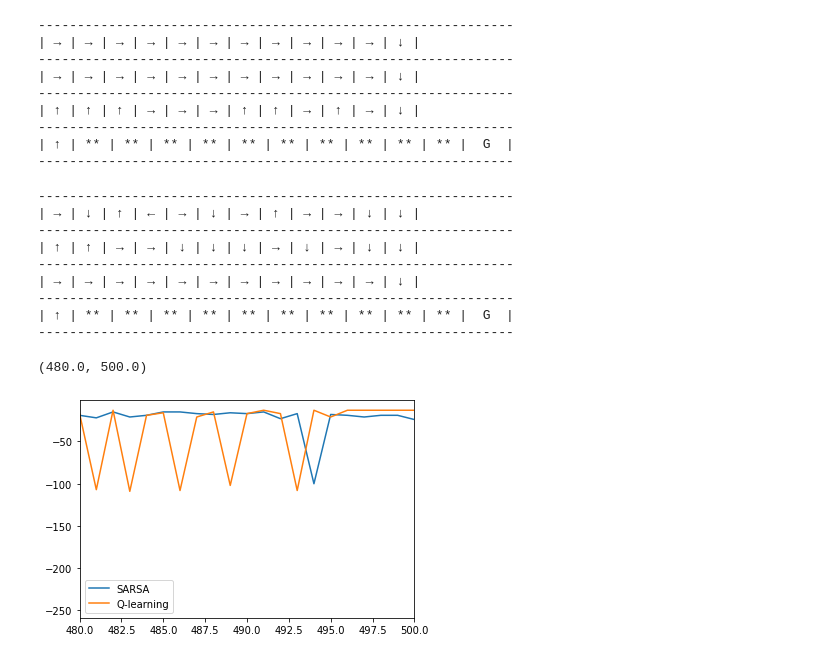
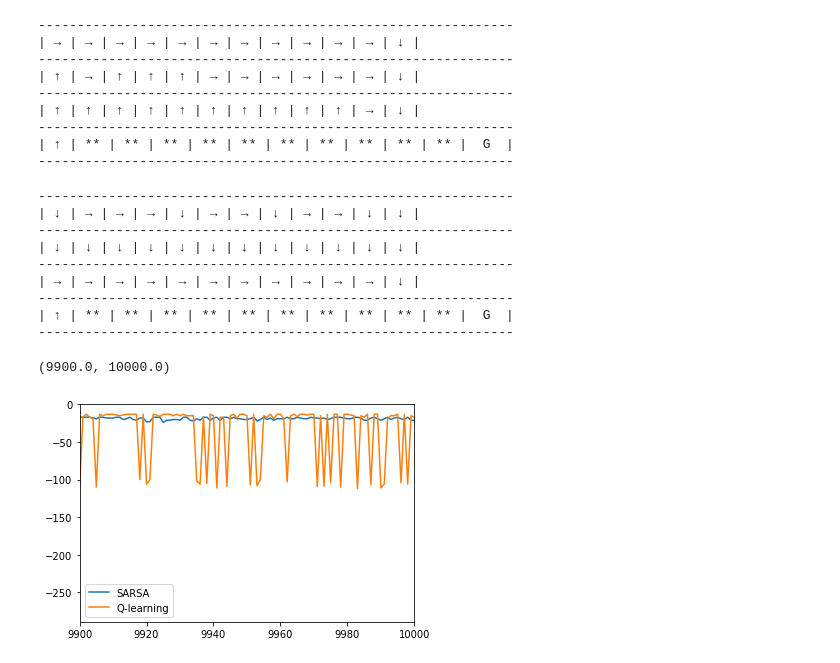
Before and after one commit to needs-searcher/RL_Example, a Jupyter notebook: Cliff_v4_policyImprovementRevise.ipynb, the cells around one changed output. Drawn from its saved outputs; the diff is of its cells as text; code cells hidden in the pictures.

```diff
--- a/Cliff_v4_policyImprovementRevise.ipynb
+++ b/Cliff_v4_policyImprovementRevise.ipynb
@@ -133,7 +133,7 @@ def play_episode_Qlearning(start_key, actions):
   #print(rewardSumList_Q_learning)
 # %%
 # play episode on SARSA control
-count = 1000
+count = 50000
 for _ in range(count):
     play_episode_SARSA(start_key, actions)
 # %%
@@ -189,9 +189,9 @@ print('-------------------------------------------------------------')
 -------------------------------------------------------------
 | → | → | → | → | → | → | → | → | → | → | → | ↓ |
 -------------------------------------------------------------
-| → | → | → | → | → | → | → | → | → | → | → | ↓ |
+| ↑ | → | ↑ | ↑ | ↑ | → | → | → | → | → | → | ↓ |
 -------------------------------------------------------------
-| ↑ | ↑ | ↑ | → | → | → | ↑ | ↑ | → | ↑ | → | ↓ |
+| ↑ | ↑ | ↑ | ↑ | ↑ | ↑ | ↑ | ↑ | ↑ | ↑ | → | ↓ |
 -------------------------------------------------------------
 | ↑ | ** | ** | ** | ** | ** | ** | ** | ** | ** | ** |  G  |
 -------------------------------------------------------------
@@ -220,9 +220,9 @@ for i in range(4):
 print('-------------------------------------------------------------')
 # %% [output]
 -------------------------------------------------------------
-| → | ↓ | ↑ | ← | → | ↓ | → | ↑ | → | → | ↓ | ↓ |
+| ↓ | → | → | → | ↓ | → | → | ↓ | → | → | ↓ | ↓ |
 -------------------------------------------------------------
-| ↑ | ↑ | → | → | ↓ | ↓ | ↓ | → | ↓ | → | ↓ | ↓ |
+| ↓ | ↓ | ↓ | ↓ | ↓ | ↓ | ↓ | ↓ | ↓ | ↓ | ↓ | ↓ |
 -------------------------------------------------------------
 | → | → | → | → | → | → | → | → | → | → | → | ↓ |
 -------------------------------------------------------------
@@ -231,15 +231,15 @@ print('-------------------------------------------------------------')
 # %%
 import matplotlib.pyplot as plt
 import numpy as np
 
 fig = plt.figure()
 episode_count = []
 for i in range(count):
     episode_count.append(i+1)
 plt.plot(episode_count,rewardSumList_SARSA, label='SARSA')
 plt.plot(episode_count,rewardSumList_Q_learning, label='Q-learning')
 plt.legend()
-plt.xlim(480,500)
+plt.xlim(9900,10000)
 # %% [output]
-(480.0, 500.0)
+(9900.0, 10000.0)
-[figure, old version]
+[figure, new version]
```
